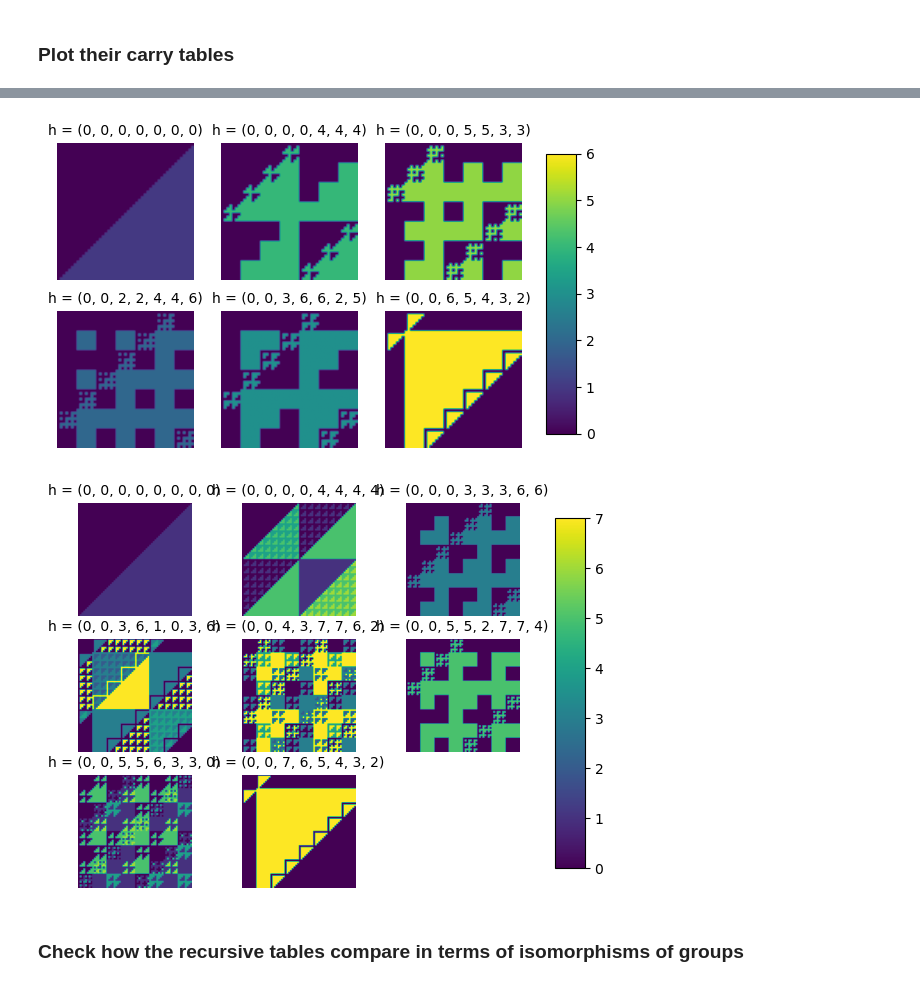
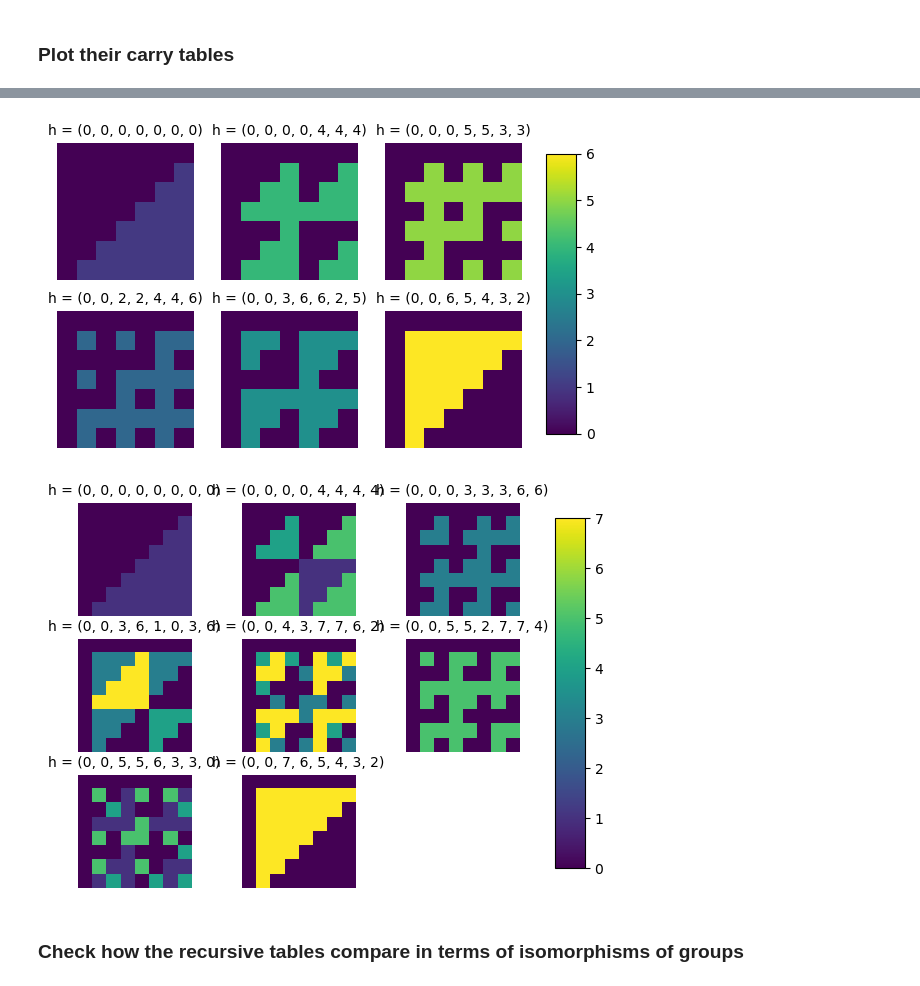
Before and after one commit to cutterdawes/BaseAddition, a Jupyter notebook: carry_tables.ipynb, the cells around one changed output, grey strips where cells are left out. Drawn from its saved outputs; the diff is of its cells as text; code cells hidden in the pictures.

```diff
--- a/carry_tables.ipynb
+++ b/carry_tables.ipynb
@@ -100,11 +111,11 @@ functions.show_tables(tables6, 6, depth=2)
 # %%
-functions.show_tables(tables7, 7, depth=2)
+functions.show_tables(tables7, 7, depth=1)
 # %% [output]
-[figure, old version]
+[figure, new version]
 # %%
-show_tables(tables8, 8, depth=2)
+show_tables(tables8, 8, depth=1)
 # %% [output]
-[figure, old version]
+[figure, new version]
 # %% [markdown]
 ### Check how the recursive tables compare in terms of isomorphisms of groups
 # %%
```
Also changed, not shown: parts of 15 cells of this notebook.
